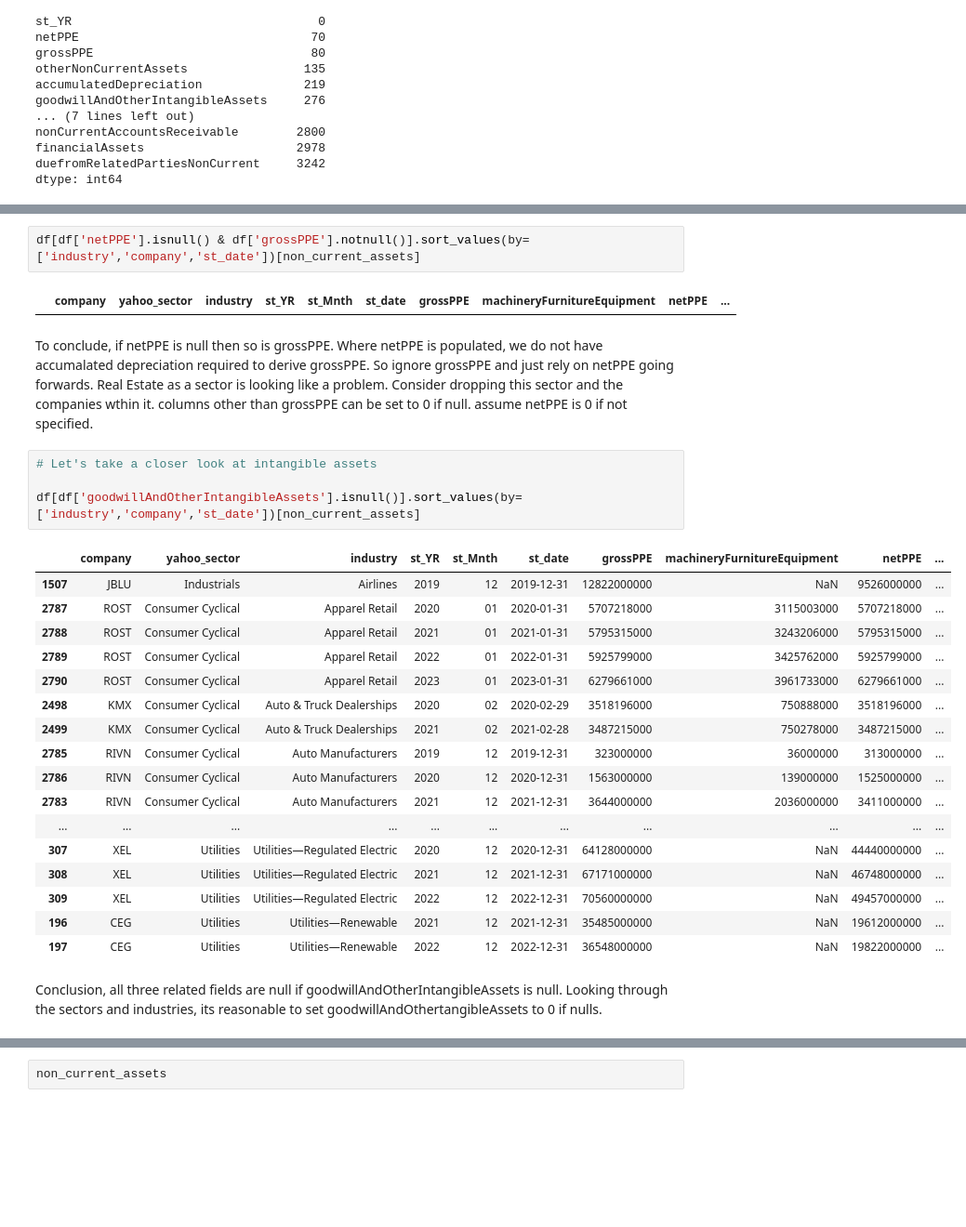
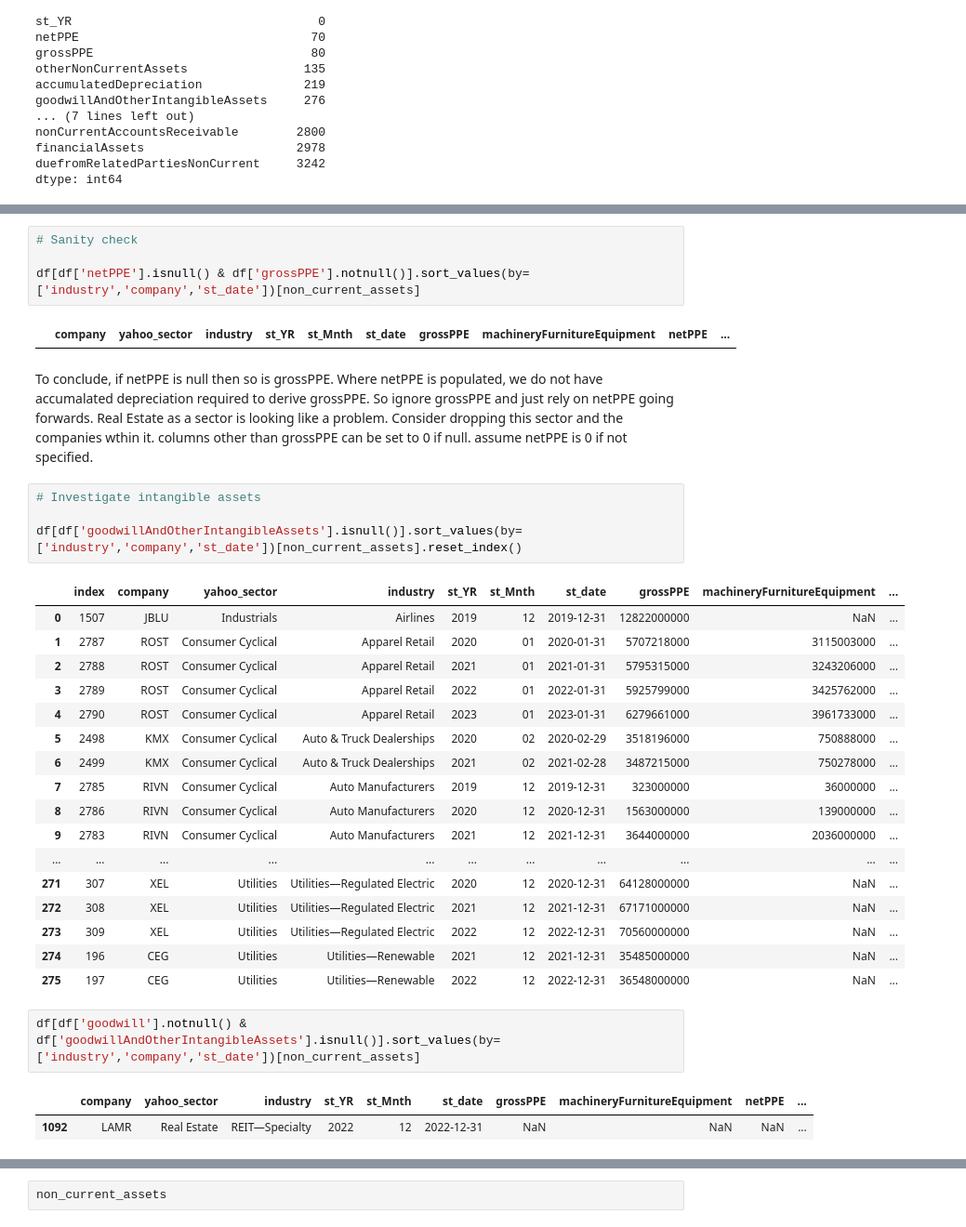
Before and after one commit to priyeshp123/MD3, a Jupyter notebook: notebook/Yahoo/Stage3_Yahoo_Extract_Balance_Sheet.ipynb, the cells around one changed output, grey strips where cells are left out. Shown at 93% size. Saved outputs shown, nothing was run; the diff lists cells and outputs as text; blank space fills up the shorter version.

```diff
--- a/notebook/Yahoo/Stage3_Yahoo_Extract_Balance_Sheet.ipynb
+++ b/notebook/Yahoo/Stage3_Yahoo_Extract_Balance_Sheet.ipynb
@@ -620,4 +638,6 @@ df[df['grossPPE'].isnull()].sort_values(by=['industry','company','st_date'])[non
 # %%
+# Sanity check
+
 df[df['netPPE'].isnull() & df['grossPPE'].notnull()].sort_values(by=['industry','company','st_date'])[non_current_assets]
 # %% [output]
 |  | company | yahoo_sector | industry | st_YR | st_Mnth | st_date | grossPPE | machineryFurnitureEquipment | netPPE | ... |
@@ -629,27 +649,29 @@ Real Estate as a sector is looking like a problem. Consider dropping this sector
 wthin it.
 columns other than grossPPE can be set to 0 if null. assume netPPE is 0 if not specified.
 # %%
-# Let's take a closer look at intangible assets
+# Investigate intangible assets
 
-df[df['goodwillAndOtherIntangibleAssets'].isnull()].sort_values(by=['industry','company','st_date'])[non_current_assets]
+df[df['goodwillAndOtherIntangibleAssets'].isnull()].sort_values(by=['industry','company','st_date'])[non_current_assets].reset_index()
 # %% [output]
-|  | company | yahoo_sector | industry | st_YR | st_Mnth | st_date | grossPPE | machineryFurnitureEquipment | netPPE | ... |
-| 1507 | JBLU | Industrials | Airlines | 2019 | 12 | 2019-12-31 | 12822000000 | NaN | 9526000000 | ... |
-| 2787 | ROST | Consumer Cyclical | Apparel Retail | 2020 | 01 | 2020-01-31 | 5707218000 | 3115003000 | 5707218000 | ... |
-| 2788 | ROST | Consumer Cyclical | Apparel Retail | 2021 | 01 | 2021-01-31 | 5795315000 | 3243206000 | 5795315000 | ... |
-| 2789 | ROST | Consumer Cyclical | Apparel Retail | 2022 | 01 | 2022-01-31 | 5925799000 | 3425762000 | 5925799000 | ... |
-| 2790 | ROST | Consumer Cyclical | Apparel Retail | 2023 | 01 | 2023-01-31 | 6279661000 | 3961733000 | 6279661000 | ... |
-| 2498 | KMX | Consumer Cyclical | Auto & Truck Dealerships | 2020 | 02 | 2020-02-29 | 3518196000 | 750888000 | 3518196000 | ... |
-| 2499 | KMX | Consumer Cyclical | Auto & Truck Dealerships | 2021 | 02 | 2021-02-28 | 3487215000 | 750278000 | 3487215000 | ... |
-| 2785 | RIVN | Consumer Cyclical | Auto Manufacturers | 2019 | 12 | 2019-12-31 | 323000000 | 36000000 | 313000000 | ... |
-| 2786 | RIVN | Consumer Cyclical | Auto Manufacturers | 2020 | 12 | 2020-12-31 | 1563000000 | 139000000 | 1525000000 | ... |
-| 2783 | RIVN | Consumer Cyclical | Auto Manufacturers | 2021 | 12 | 2021-12-31 | 3644000000 | 2036000000 | 3411000000 | ... |
+|  | index | company | yahoo_sector | industry | st_YR | st_Mnth | st_date | grossPPE | machineryFurnitureEquipment | ... |
+| 0 | 1507 | JBLU | Industrials | Airlines | 2019 | 12 | 2019-12-31 | 12822000000 | NaN | ... |
+| 1 | 2787 | ROST | Consumer Cyclical | Apparel Retail | 2020 | 01 | 2020-01-31 | 5707218000 | 3115003000 | ... |
+| 2 | 2788 | ROST | Consumer Cyclical | Apparel Retail | 2021 | 01 | 2021-01-31 | 5795315000 | 3243206000 | ... |
+| 3 | 2789 | ROST | Consumer Cyclical | Apparel Retail | 2022 | 01 | 2022-01-31 | 5925799000 | 3425762000 | ... |
+| 4 | 2790 | ROST | Consumer Cyclical | Apparel Retail | 2023 | 01 | 2023-01-31 | 6279661000 | 3961733000 | ... |
+| 5 | 2498 | KMX | Consumer Cyclical | Auto & Truck Dealerships | 2020 | 02 | 2020-02-29 | 3518196000 | 750888000 | ... |
+| 6 | 2499 | KMX | Consumer Cyclical | Auto & Truck Dealerships | 2021 | 02 | 2021-02-28 | 3487215000 | 750278000 | ... |
+| 7 | 2785 | RIVN | Consumer Cyclical | Auto Manufacturers | 2019 | 12 | 2019-12-31 | 323000000 | 36000000 | ... |
+| 8 | 2786 | RIVN | Consumer Cyclical | Auto Manufacturers | 2020 | 12 | 2020-12-31 | 1563000000 | 139000000 | ... |
+| 9 | 2783 | RIVN | Consumer Cyclical | Auto Manufacturers | 2021 | 12 | 2021-12-31 | 3644000000 | 2036000000 | ... |
 | ... | ... | ... | ... | ... | ... | ... | ... | ... | ... | ... |
-| 307 | XEL | Utilities | Utilities—Regulated Electric | 2020 | 12 | 2020-12-31 | 64128000000 | NaN | 44440000000 | ... |
-| 308 | XEL | Utilities | Utilities—Regulated Electric | 2021 | 12 | 2021-12-31 | 67171000000 | NaN | 46748000000 | ... |
-| 309 | XEL | Utilities | Utilities—Regulated Electric | 2022 | 12 | 2022-12-31 | 70560000000 | NaN | 49457000000 | ... |
-| 196 | CEG | Utilities | Utilities—Renewable | 2021 | 12 | 2021-12-31 | 35485000000 | NaN | 19612000000 | ... |
-| 197 | CEG | Utilities | Utilities—Renewable | 2022 | 12 | 2022-12-31 | 36548000000 | NaN | 19822000000 | ... |
+| 271 | 307 | XEL | Utilities | Utilities—Regulated Electric | 2020 | 12 | 2020-12-31 | 64128000000 | NaN | ... |
+| 272 | 308 | XEL | Utilities | Utilities—Regulated Electric | 2021 | 12 | 2021-12-31 | 67171000000 | NaN | ... |
+| 273 | 309 | XEL | Utilities | Utilities—Regulated Electric | 2022 | 12 | 2022-12-31 | 70560000000 | NaN | ... |
+| 274 | 196 | CEG | Utilities | Utilities—Renewable | 2021 | 12 | 2021-12-31 | 35485000000 | NaN | ... |
+| 275 | 197 | CEG | Utilities | Utilities—Renewable | 2022 | 12 | 2022-12-31 | 36548000000 | NaN | ... |
-# %% [markdown]
-Conclusion, all three related fields are null if goodwillAndOtherIntangibleAssets is null. Looking through the
-sectors and industries, its reasonable to set goodwillAndOthertangibleAssets to 0 if nulls.
+# %%
+df[df['goodwill'].notnull() & df['goodwillAndOtherIntangibleAssets'].isnull()].sort_values(by=['industry','company','st_date'])[non_current_assets]
+# %% [output]
+|  | company | yahoo_sector | industry | st_YR | st_Mnth | st_date | grossPPE | machineryFurnitureEquipment | netPPE | ... |
+| 1092 | LAMR | Real Estate | REIT—Specialty | 2022 | 12 | 2022-12-31 | NaN | NaN | NaN | ... |
```
Also changed, not shown: parts of 34 cells of this notebook, 11 other files.
